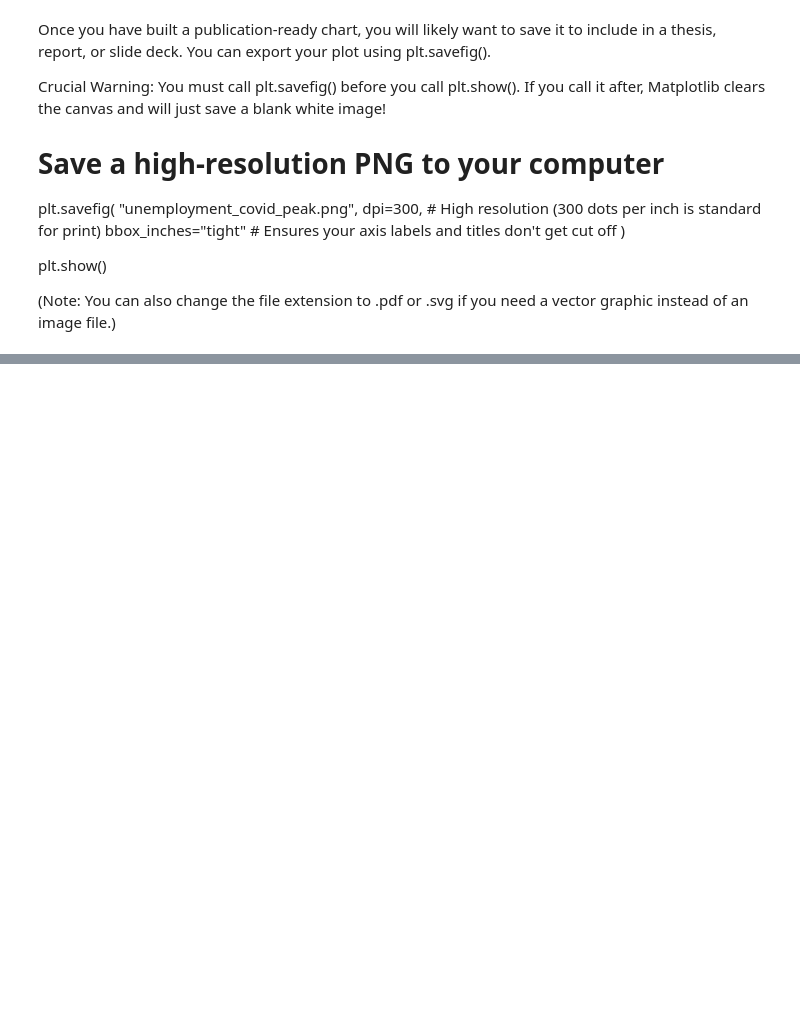
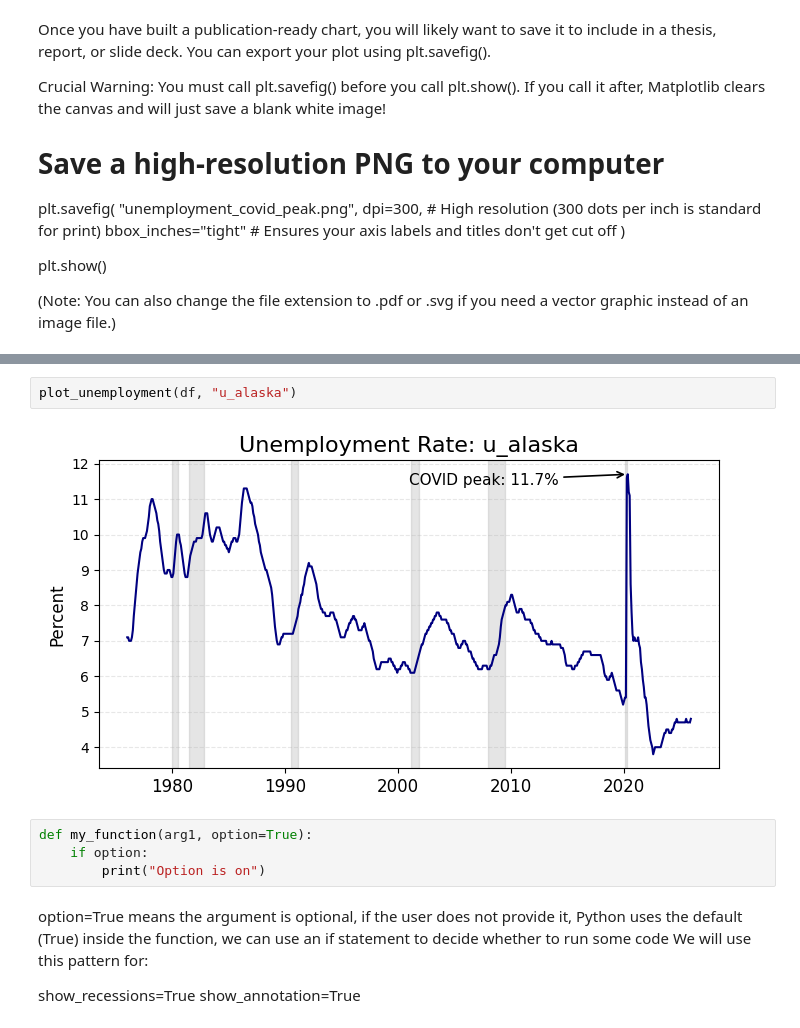
Before and after one commit to williamwuillemin/Intro-to-Programming-Lecture-6-HSG, a Jupyter notebook: Lecture_6_TryOut.ipynb, the cells around one changed output, grey strips where cells are left out. Drawn from its saved outputs; the diff is of its cells as text; blank space fills up the shorter version.

Commit message:
final version of the graph unemployment tools for the US

```diff
--- a/Lecture_6_TryOut.ipynb
+++ b/Lecture_6_TryOut.ipynb
@@ -876,0 +979,15 @@ plt.show()
+# %%
+plot_unemployment(df, "u_alaska")
+# %% [output]
+[figure, added]
+# %%
+def my_function(arg1, option=True):
+    if option:
+        print("Option is on")
+# %% [markdown]
+option=True means the argument is optional, if the user does not provide it, Python uses the default (True)
+inside the function, we can use an if statement to decide whether to run some code
+We will use this pattern for:
+
+show_recessions=True
+show_annotation=True
```
Also changed, not shown: parts of 19 cells of this notebook.
